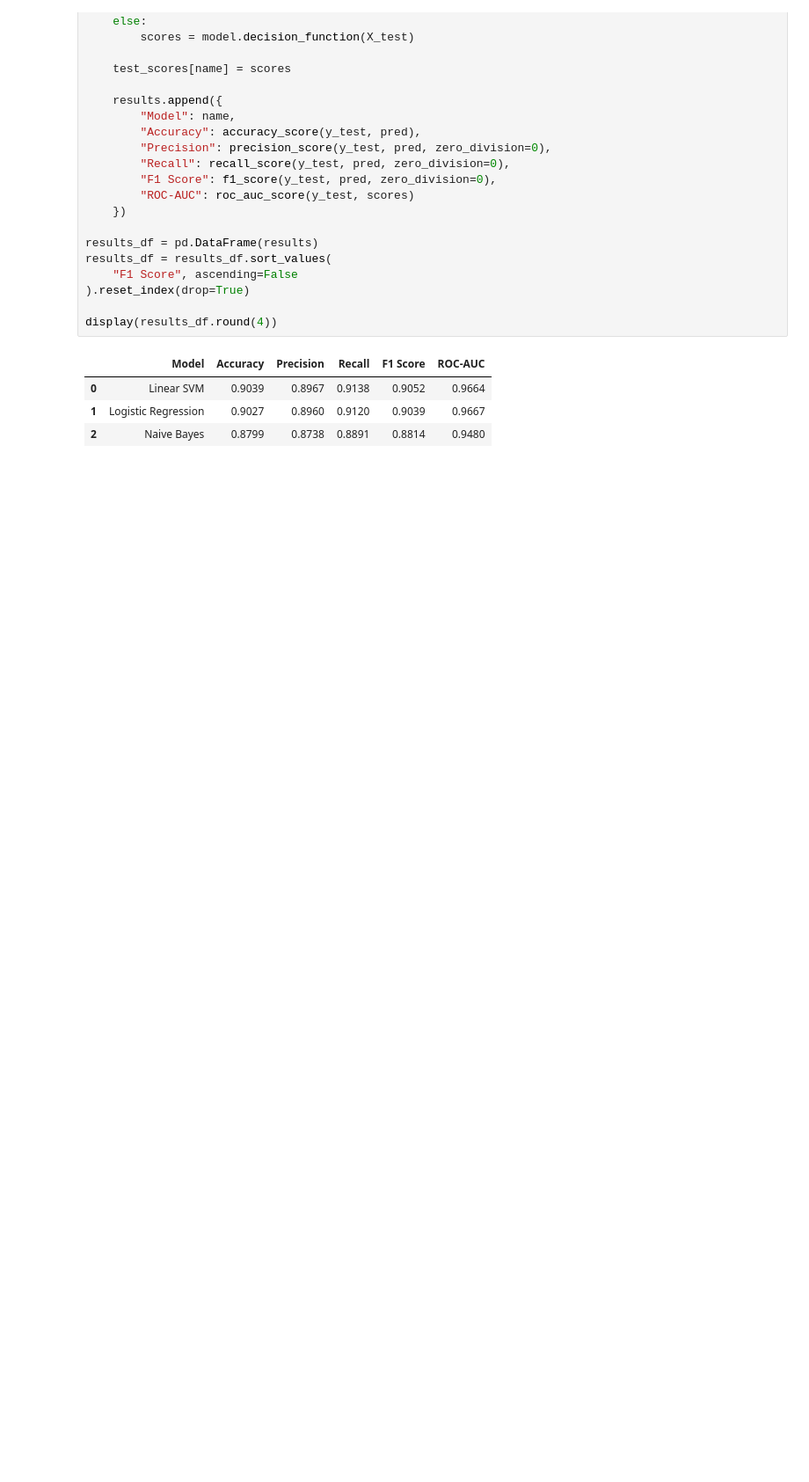
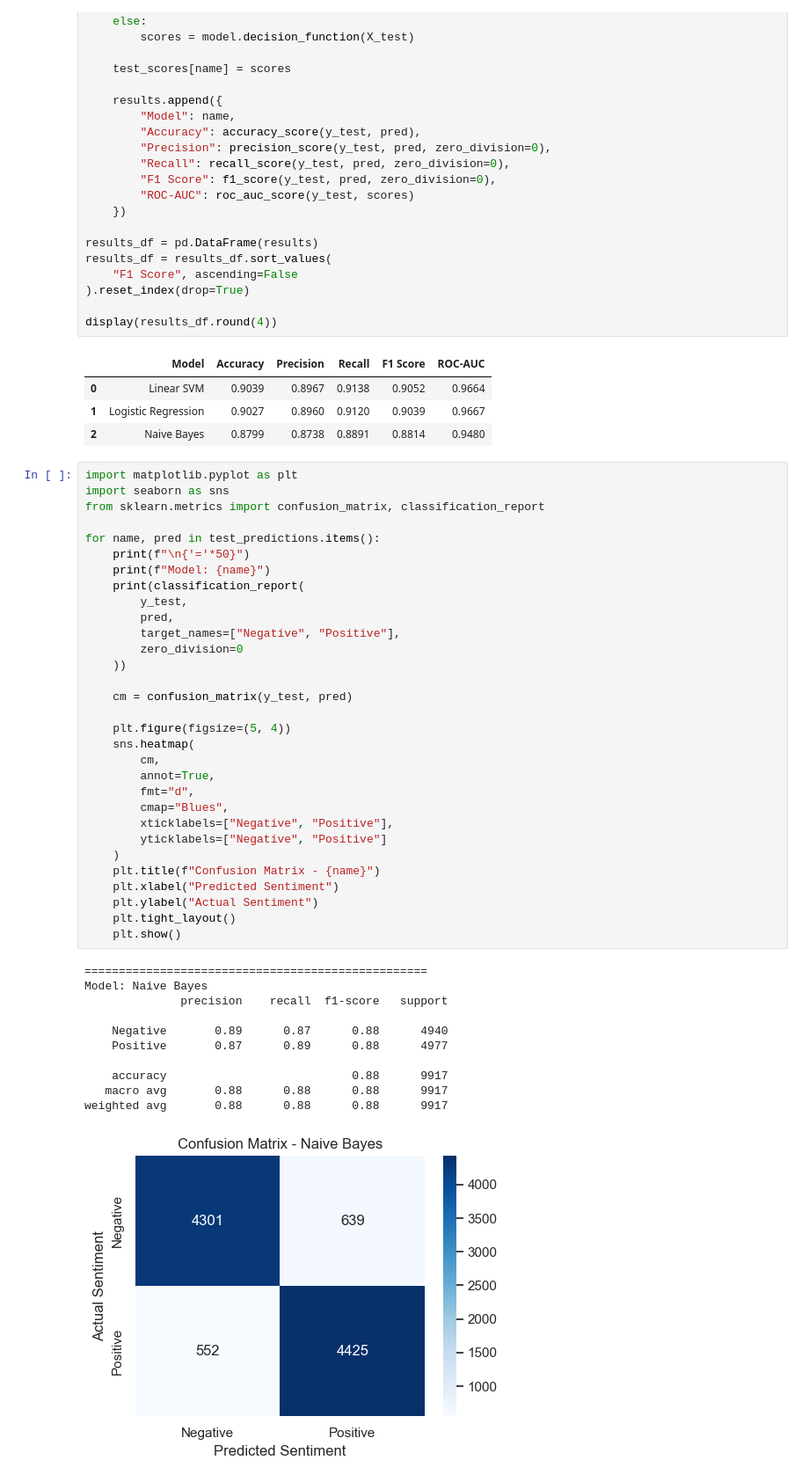
Before and after one commit to pawandubey82/Sentiment-Analysis-of-Movie-Reviews-Using-Machine-Learning, a Jupyter notebook: Sentiment_Analysis_of_Movie_Reviews_Using_Machine_Learning.ipynb, the cells around one changed output. Shown at 88% size. Cells and saved outputs as stored; diff of their text form; blank space fills up the shorter version.

Commit message:
Confusion Matrix of Naive Bayes , Logistic regression , Linear SVM

```diff
--- a/Sentiment_Analysis_of_Movie_Reviews_Using_Machine_Learning.ipynb
+++ b/Sentiment_Analysis_of_Movie_Reviews_Using_Machine_Learning.ipynb
@@ -543,3 +542,46 @@ display(results_df.round(4))
 | 0 | Linear SVM | 0.9039 | 0.8967 | 0.9138 | 0.9052 | 0.9664 |
 | 1 | Logistic Regression | 0.9027 | 0.8960 | 0.9120 | 0.9039 | 0.9667 |
 | 2 | Naive Bayes | 0.8799 | 0.8738 | 0.8891 | 0.8814 | 0.9480 |
+# %%
+import matplotlib.pyplot as plt
+import seaborn as sns
+from sklearn.metrics import confusion_matrix, classification_report
+
+for name, pred in test_predictions.items():
+    print(f"\n{'='*50}")
+    print(f"Model: {name}")
+    print(classification_report(
+        y_test,
+        pred,
+        target_names=["Negative", "Positive"],
+        zero_division=0
+    ))
+
+    cm = confusion_matrix(y_test, pred)
+
+    plt.figure(figsize=(5, 4))
+    sns.heatmap(
+        cm,
+        annot=True,
+        fmt="d",
+        cmap="Blues",
+        xticklabels=["Negative", "Positive"],
+        yticklabels=["Negative", "Positive"]
+    )
+    plt.title(f"Confusion Matrix - {name}")
+    plt.xlabel("Predicted Sentiment")
+    plt.ylabel("Actual Sentiment")
+    plt.tight_layout()
+    plt.show()
+# %% [output]
+==================================================
+Model: Naive Bayes
+              precision    recall  f1-score   support
+
+    Negative       0.89      0.87      0.88      4940
+    Positive       0.87      0.89      0.88      4977
+
+    accuracy                           0.88      9917
+   macro avg       0.88      0.88      0.88      9917
+weighted avg       0.88      0.88      0.88      9917
+[figure, added]
```
Also changed, not shown: parts of 2 cells of this notebook.
